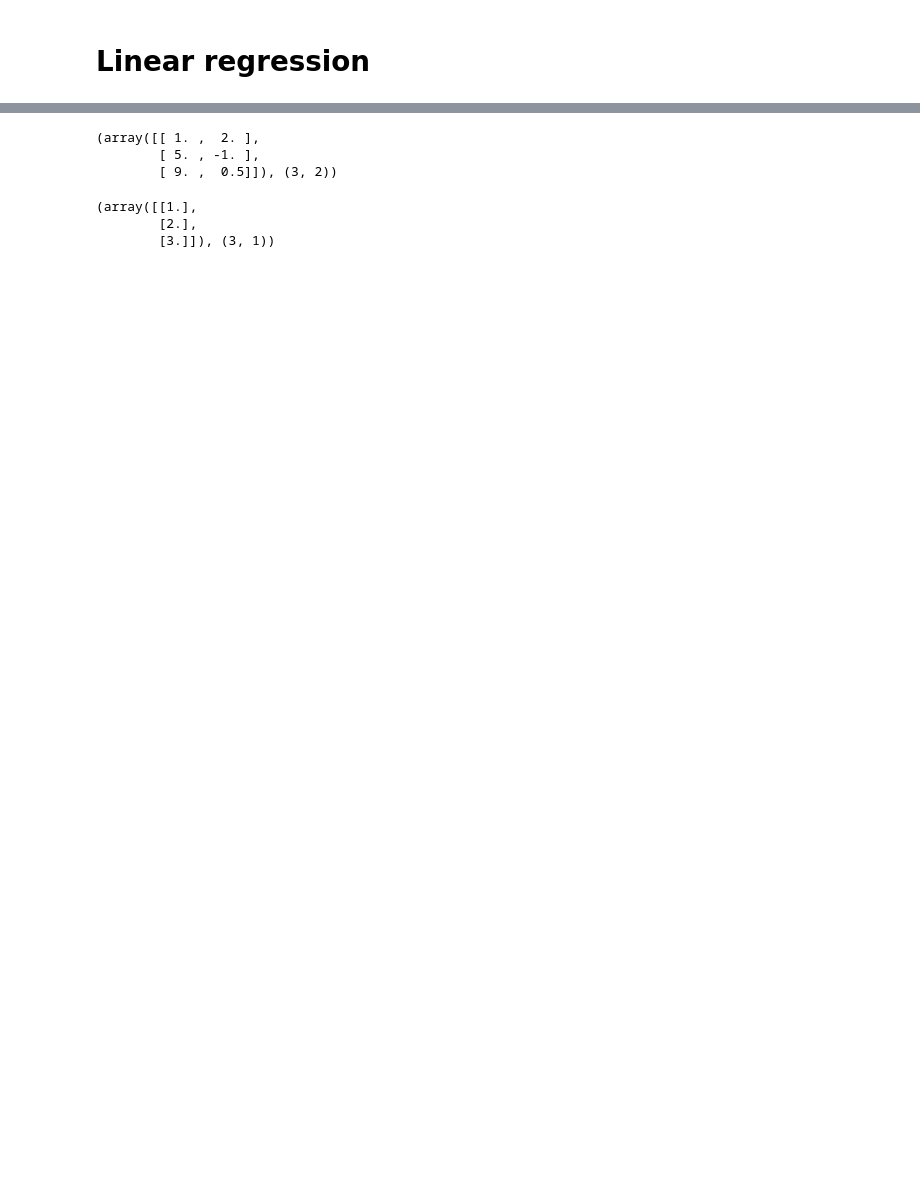
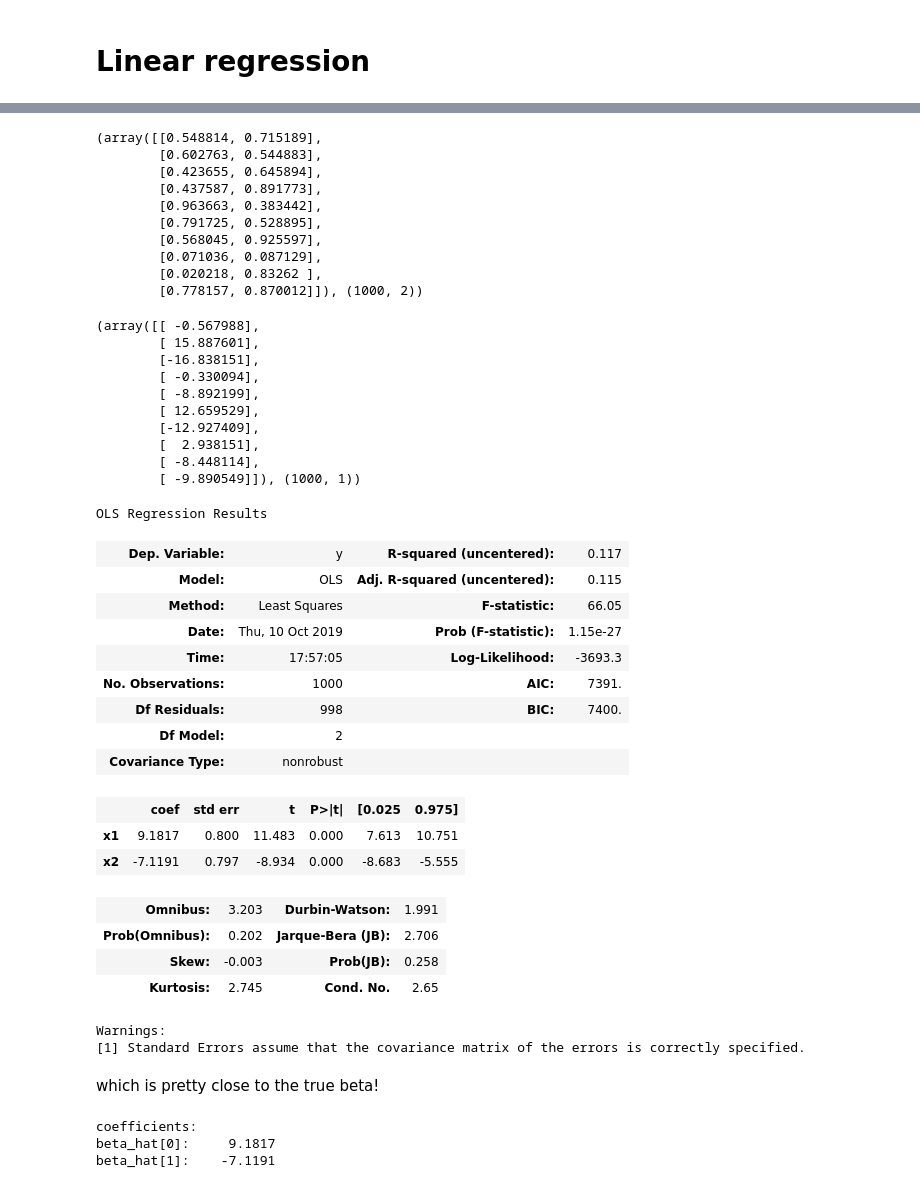
Before and after one commit to grisaitis/recurse-ml-study-group, a Jupyter notebook: regression_fundamentals/linear regression and linear algebra, with gauss jordan elimination.ipynb, the cells around one changed output, grey strips where cells are left out. Saved outputs shown, nothing was run; the diff lists cells and outputs as text; code cells hidden in the pictures; blank space fills up the shorter version.

```diff
--- a/regression_fundamentals/linear regression and linear algebra, with gauss jordan elimination.ipynb
+++ b/regression_fundamentals/linear regression and linear algebra, with gauss jordan elimination.ipynb
@@ -795,17 +764,53 @@ import statsmodels.api as sm
 import numpy as np
 # %%
 X_np = np.array(X.data)
-X_np, X_np.shape
+X_np[:10], X_np.shape
 # %% [output]
-(array([[ 1. ,  2. ],
-        [ 5. , -1. ],
-        [ 9. ,  0.5]]), (3, 2))
+(array([[0.548814, 0.715189],
+        [0.602763, 0.544883],
+        [0.423655, 0.645894],
+        [0.437587, 0.891773],
+        [0.963663, 0.383442],
+        [0.791725, 0.528895],
+        [0.568045, 0.925597],
+        [0.071036, 0.087129],
+        [0.020218, 0.83262 ],
+        [0.778157, 0.870012]]), (1000, 2))
 # %%
 y_np = np.array(y.data)
-y_np, y_np.shape
+y_np[:10], y_np.shape
 # %% [output]
-(array([[1.],
-        [2.],
-        [3.]]), (3, 1))
+(array([[ -0.567988],
+        [ 15.887601],
+        [-16.838151],
+        [ -0.330094],
+        [ -8.892199],
+        [ 12.659529],
+        [-12.927409],
+        [  2.938151],
+        [ -8.448114],
+        [ -9.890549]]), (1000, 1))
 # %%
 model = sm.OLS(y_np, X_np)
+results = model.fit()
+results.summary()
+# %% [output]
+OLS Regression Results
+| Dep. Variable: | y | R-squared (uncentered): | 0.117 |
+| Model: | OLS | Adj. R-squared (uncentered): | 0.115 |
+| Method: | Least Squares | F-statistic: | 66.05 |
+| Date: | Thu, 10 Oct 2019 | Prob (F-statistic): | 1.15e-27 |
+| Time: | 17:57:05 | Log-Likelihood: | -3693.3 |
+| No. Observations: | 1000 | AIC: | 7391. |
+| Df Residuals: | 998 | BIC: | 7400. |
+| Df Model: | 2 |  |  |
+| Covariance Type: | nonrobust |  |  |
+|  | coef | std err | t | P>|t| | [0.025 | 0.975] |
+| x1 | 9.1817 | 0.800 | 11.483 | 0.000 | 7.613 | 10.751 |
+| x2 | -7.1191 | 0.797 | -8.934 | 0.000 | -8.683 | -5.555 |
+| Omnibus: | 3.203 | Durbin-Watson: | 1.991 |
+| Prob(Omnibus): | 0.202 | Jarque-Bera (JB): | 2.706 |
+| Skew: | -0.003 | Prob(JB): | 0.258 |
+| Kurtosis: | 2.745 | Cond. No. | 2.65 |
+Warnings:
+[1] Standard Errors assume that the covariance matrix of the errors is correctly specified.
@@ -813,0 +817,11 @@ results = model.fit()
+# %% [markdown]
+which is pretty close to the true beta!
+# %%
+print("coefficients:")
+for p_ in range(p):
+    beta_hat_p = beta_hat[p_][0]
+    print(f"beta_hat[{p_}]: {beta_hat_p:10.4f}")
+# %% [output]
+coefficients:
+beta_hat[0]:     9.1817
+beta_hat[1]:    -7.1191
```
Also changed, not shown: parts of 53 cells of this notebook.
